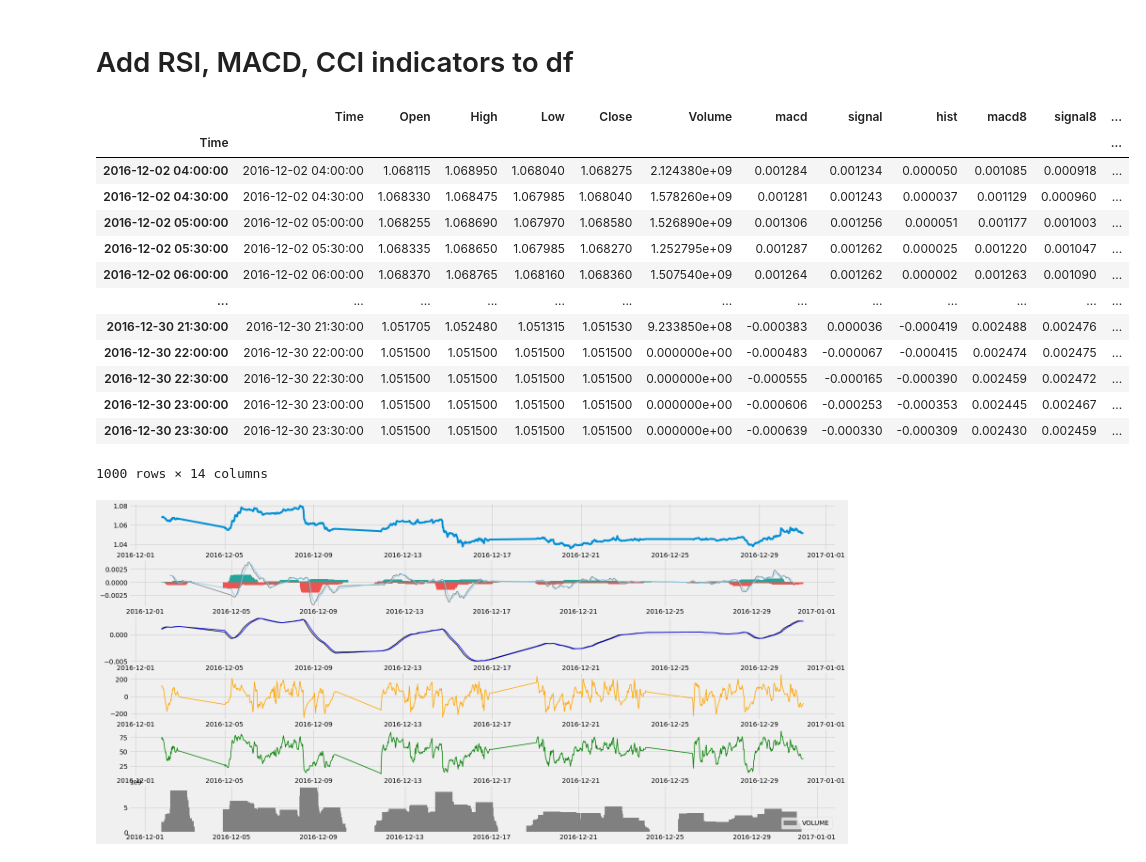
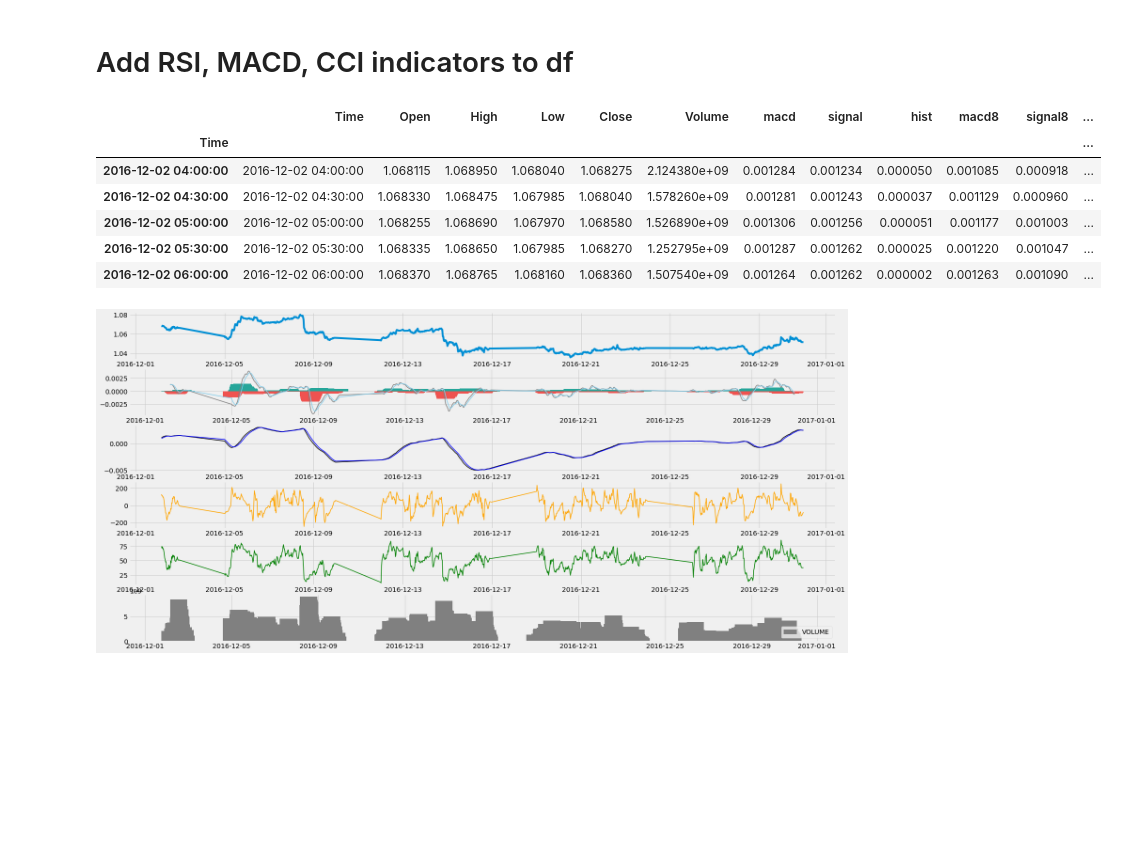
Before and after one commit to ayoubbensakhria/finance_algo, a Jupyter notebook: FXPROBOT.ipynb, the cells around one changed output. Drawn from its saved outputs; the diff is of its cells as text; code cells hidden in the pictures; blank space fills up the shorter version.

```diff
--- a/FXPROBOT.ipynb
+++ b/FXPROBOT.ipynb
@@ -89,41 +89,34 @@ def get_rsi(df, lookback):
         if ret[i] < 0:
             up.append(0)
             down.append(ret[i])
         else:
             up.append(ret[i])
             down.append(0)
     up_series = pd.Series(up)
     down_series = pd.Series(down).abs()
     up_ewm = up_series.ewm(com = lookback - 1, adjust = False).mean()
     down_ewm = down_series.ewm(com = lookback - 1, adjust = False).mean()
     rs = up_ewm/down_ewm
     rsi = 100 - (100 / (1 + rs))
     rsi_df = pd.DataFrame(rsi).rename(columns = {0:'rsi'}).set_index(df['Close'].index)
     rsi_df = rsi_df.dropna()
     return rsi_df[3:]
 
 df = get_macd(df, macd_slow, macd_fast, macd_smooth)
 df['cci'] = get_cci(df, cci_period, cci_ct)
 df['rsi'] = get_rsi(df, rsi_period)
 df = df[df.index.dayofweek < 5]
 
 sample_df = df.tail(data_window)
-sample_df
+sample_df.head()
 # %% [output]
 |  | Time | Open | High | Low | Close | Volume | macd | signal | hist | macd8 | signal8 | ... |
 | Time |  |  |  |  |  |  |  |  |  |  |  | ... |
 | 2016-12-02 04:00:00 | 2016-12-02 04:00:00 | 1.068115 | 1.068950 | 1.068040 | 1.068275 | 2.124380e+09 | 0.001284 | 0.001234 | 0.000050 | 0.001085 | 0.000918 | ... |
 | 2016-12-02 04:30:00 | 2016-12-02 04:30:00 | 1.068330 | 1.068475 | 1.067985 | 1.068040 | 1.578260e+09 | 0.001281 | 0.001243 | 0.000037 | 0.001129 | 0.000960 | ... |
 | 2016-12-02 05:00:00 | 2016-12-02 05:00:00 | 1.068255 | 1.068690 | 1.067970 | 1.068580 | 1.526890e+09 | 0.001306 | 0.001256 | 0.000051 | 0.001177 | 0.001003 | ... |
 | 2016-12-02 05:30:00 | 2016-12-02 05:30:00 | 1.068335 | 1.068650 | 1.067985 | 1.068270 | 1.252795e+09 | 0.001287 | 0.001262 | 0.000025 | 0.001220 | 0.001047 | ... |
 | 2016-12-02 06:00:00 | 2016-12-02 06:00:00 | 1.068370 | 1.068765 | 1.068160 | 1.068360 | 1.507540e+09 | 0.001264 | 0.001262 | 0.000002 | 0.001263 | 0.001090 | ... |
-| ... | ... | ... | ... | ... | ... | ... | ... | ... | ... | ... | ... | ... |
-| 2016-12-30 21:30:00 | 2016-12-30 21:30:00 | 1.051705 | 1.052480 | 1.051315 | 1.051530 | 9.233850e+08 | -0.000383 | 0.000036 | -0.000419 | 0.002488 | 0.002476 | ... |
-| 2016-12-30 22:00:00 | 2016-12-30 22:00:00 | 1.051500 | 1.051500 | 1.051500 | 1.051500 | 0.000000e+00 | -0.000483 | -0.000067 | -0.000415 | 0.002474 | 0.002475 | ... |
-| 2016-12-30 22:30:00 | 2016-12-30 22:30:00 | 1.051500 | 1.051500 | 1.051500 | 1.051500 | 0.000000e+00 | -0.000555 | -0.000165 | -0.000390 | 0.002459 | 0.002472 | ... |
-| 2016-12-30 23:00:00 | 2016-12-30 23:00:00 | 1.051500 | 1.051500 | 1.051500 | 1.051500 | 0.000000e+00 | -0.000606 | -0.000253 | -0.000353 | 0.002445 | 0.002467 | ... |
-| 2016-12-30 23:30:00 | 2016-12-30 23:30:00 | 1.051500 | 1.051500 | 1.051500 | 1.051500 | 0.000000e+00 | -0.000639 | -0.000330 | -0.000309 | 0.002430 | 0.002459 | ... |
-1000 rows × 14 columns
 # %%
 # Plot MACD
 def plot_macd(prices, df):
```
Also changed, not shown: parts of 12 cells of this notebook.
